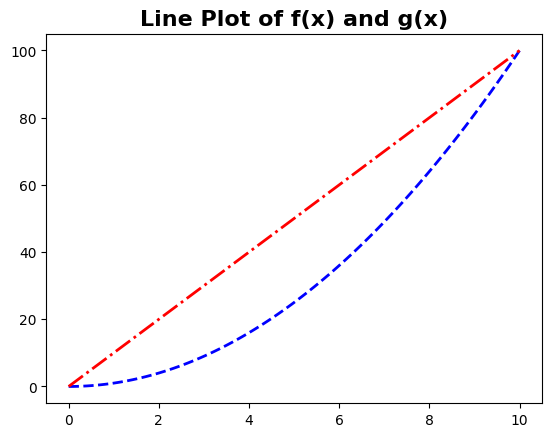
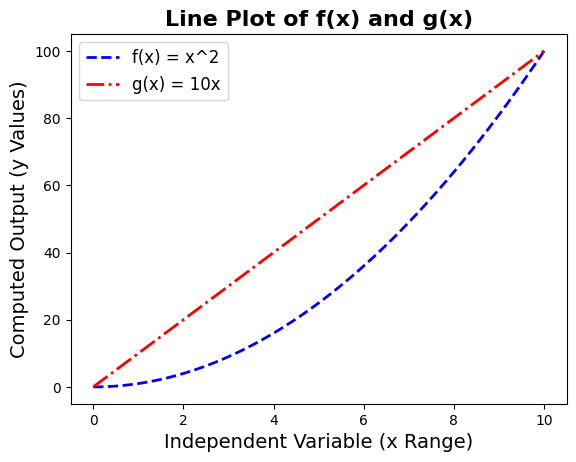
Unified diff of the notebook cell whose output changed from the first chart to the second:
--- before
+++ after
@@ -3,2 +3,5 @@
 
 plt.title('Line Plot of f(x) and g(x)', fontsize=16, fontweight='bold')
+plt.xlabel('Independent Variable (x Range)', fontsize=14)
+plt.ylabel('Computed Output (y Values)', fontsize=14)
+plt.legend(loc='upper left', fontsize=12)

Commit: Added a legend in the plot for better nagivation